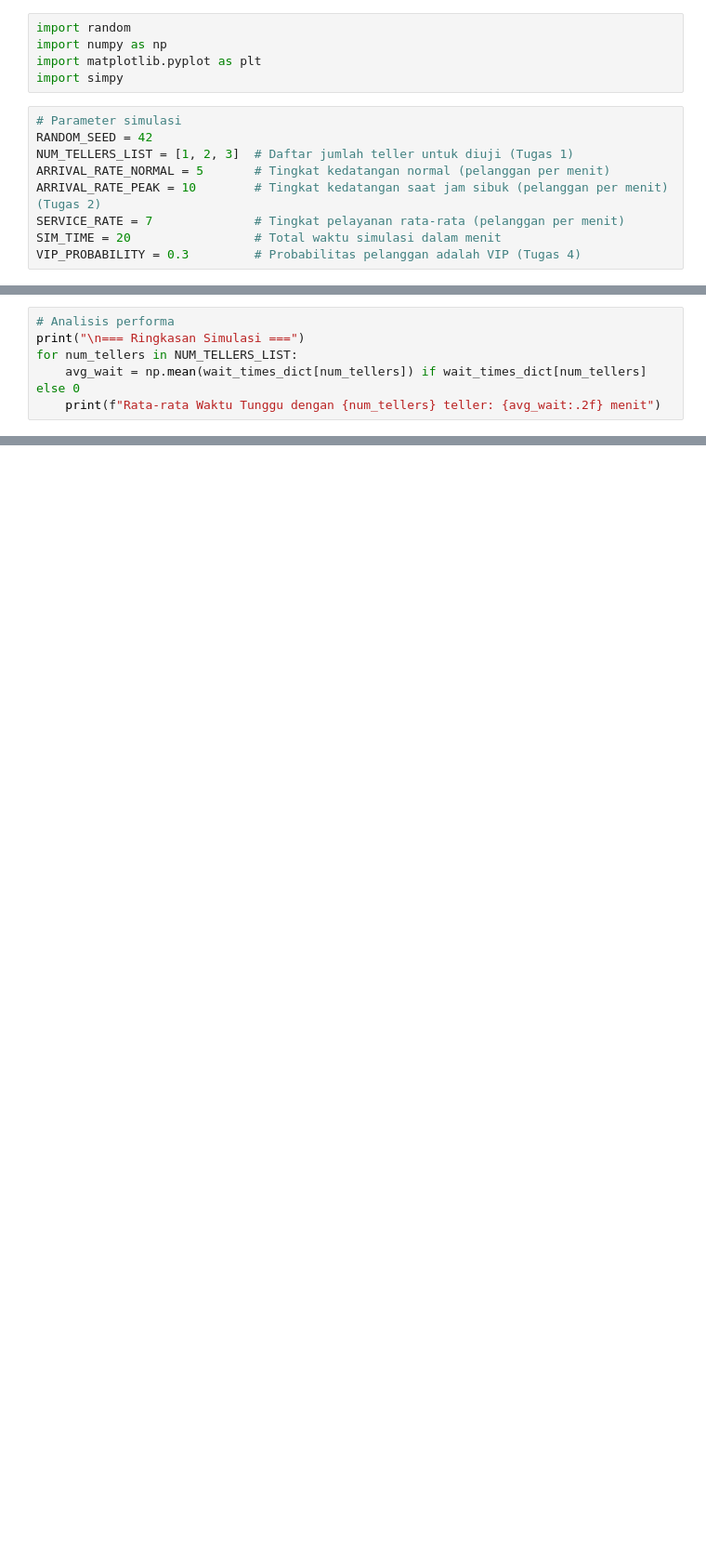
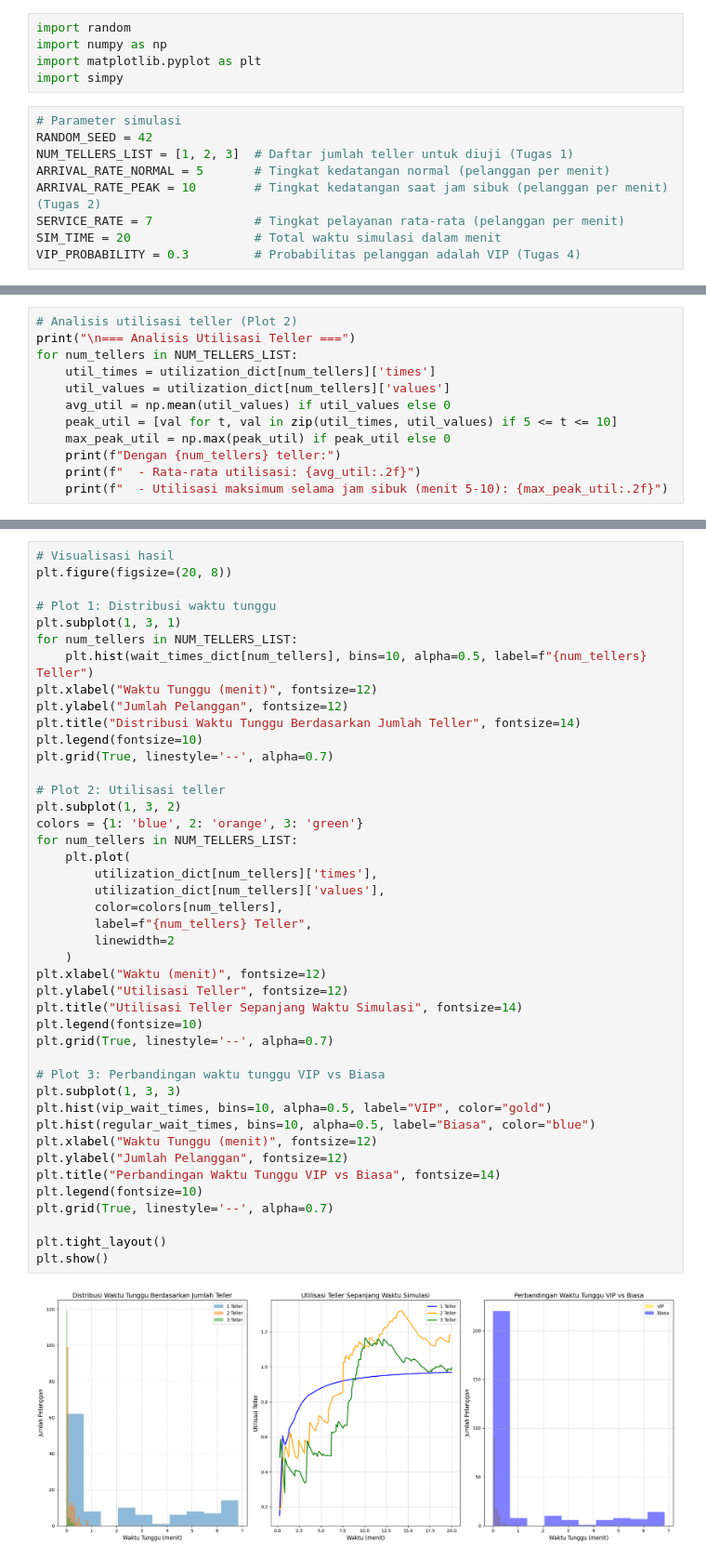
Before and after one commit to muhhanif27/PSD_TEORI, a Jupyter notebook: Tugas4/tugas4.ipynb, the cells around one changed output, grey strips where cells are left out. Shown at 93% size. Cells and saved outputs as stored; diff of their text form; blank space fills up the shorter version.

```diff
--- a/Tugas4/tugas4.ipynb
+++ b/Tugas4/tugas4.ipynb
@@ -102,9 +96,3 @@ Pelanggan 141 (VIP) datang pada 19.71 menit.
 Pelanggan 141 (VIP) mulai dilayani setelah menunggu 0.00 menit.
 Pelanggan 140 selesai dilayani pada 19.96 menit.
 Pelanggan 141 selesai dilayani pada 19.99 menit.
-# %%
-# Analisis performa
-print("\n=== Ringkasan Simulasi ===")
-for num_tellers in NUM_TELLERS_LIST:
-    avg_wait = np.mean(wait_times_dict[num_tellers]) if wait_times_dict[num_tellers] else 0
-    print(f"Rata-rata Waktu Tunggu dengan {num_tellers} teller: {avg_wait:.2f} menit")
@@ -162,0 +125,12 @@ plt.show()
+# %%
+# Analisis utilisasi teller (Plot 2)
+print("\n=== Analisis Utilisasi Teller ===")
+for num_tellers in NUM_TELLERS_LIST:
+    util_times = utilization_dict[num_tellers]['times']
+    util_values = utilization_dict[num_tellers]['values']
+    avg_util = np.mean(util_values) if util_values else 0
+    peak_util = [val for t, val in zip(util_times, util_values) if 5 <= t <= 10]
+    max_peak_util = np.max(peak_util) if peak_util else 0
+    print(f"Dengan {num_tellers} teller:")
+    print(f"  - Rata-rata utilisasi: {avg_util:.2f}")
+    print(f"  - Utilisasi maksimum selama jam sibuk (menit 5-10): {max_peak_util:.2f}")
@@ -162,0 +176,45 @@ plt.show()
+# %%
+# Visualisasi hasil
+plt.figure(figsize=(20, 8))
+
+# Plot 1: Distribusi waktu tunggu
+plt.subplot(1, 3, 1)
+for num_tellers in NUM_TELLERS_LIST:
+    plt.hist(wait_times_dict[num_tellers], bins=10, alpha=0.5, label=f"{num_tellers} Teller")
+plt.xlabel("Waktu Tunggu (menit)", fontsize=12)
+plt.ylabel("Jumlah Pelanggan", fontsize=12)
+plt.title("Distribusi Waktu Tunggu Berdasarkan Jumlah Teller", fontsize=14)
+plt.legend(fontsize=10)
+plt.grid(True, linestyle='--', alpha=0.7)
+
+# Plot 2: Utilisasi teller
+plt.subplot(1, 3, 2)
+colors = {1: 'blue', 2: 'orange', 3: 'green'}
+for num_tellers in NUM_TELLERS_LIST:
+    plt.plot(
+        utilization_dict[num_tellers]['times'],
+        utilization_dict[num_tellers]['values'],
+        color=colors[num_tellers],
+        label=f"{num_tellers} Teller",
+        linewidth=2
+    )
+plt.xlabel("Waktu (menit)", fontsize=12)
+plt.ylabel("Utilisasi Teller", fontsize=12)
+plt.title("Utilisasi Teller Sepanjang Waktu Simulasi", fontsize=14)
+plt.legend(fontsize=10)
+plt.grid(True, linestyle='--', alpha=0.7)
+
+# Plot 3: Perbandingan waktu tunggu VIP vs Biasa
+plt.subplot(1, 3, 3)
+plt.hist(vip_wait_times, bins=10, alpha=0.5, label="VIP", color="gold")
+plt.hist(regular_wait_times, bins=10, alpha=0.5, label="Biasa", color="blue")
+plt.xlabel("Waktu Tunggu (menit)", fontsize=12)
+plt.ylabel("Jumlah Pelanggan", fontsize=12)
+plt.title("Perbandingan Waktu Tunggu VIP vs Biasa", fontsize=14)
+plt.legend(fontsize=10)
+plt.grid(True, linestyle='--', alpha=0.7)
+
+plt.tight_layout()
+plt.show()
+# %% [output]
+[figure, added]
```
Also changed, not shown: parts of 13 cells of this notebook.
